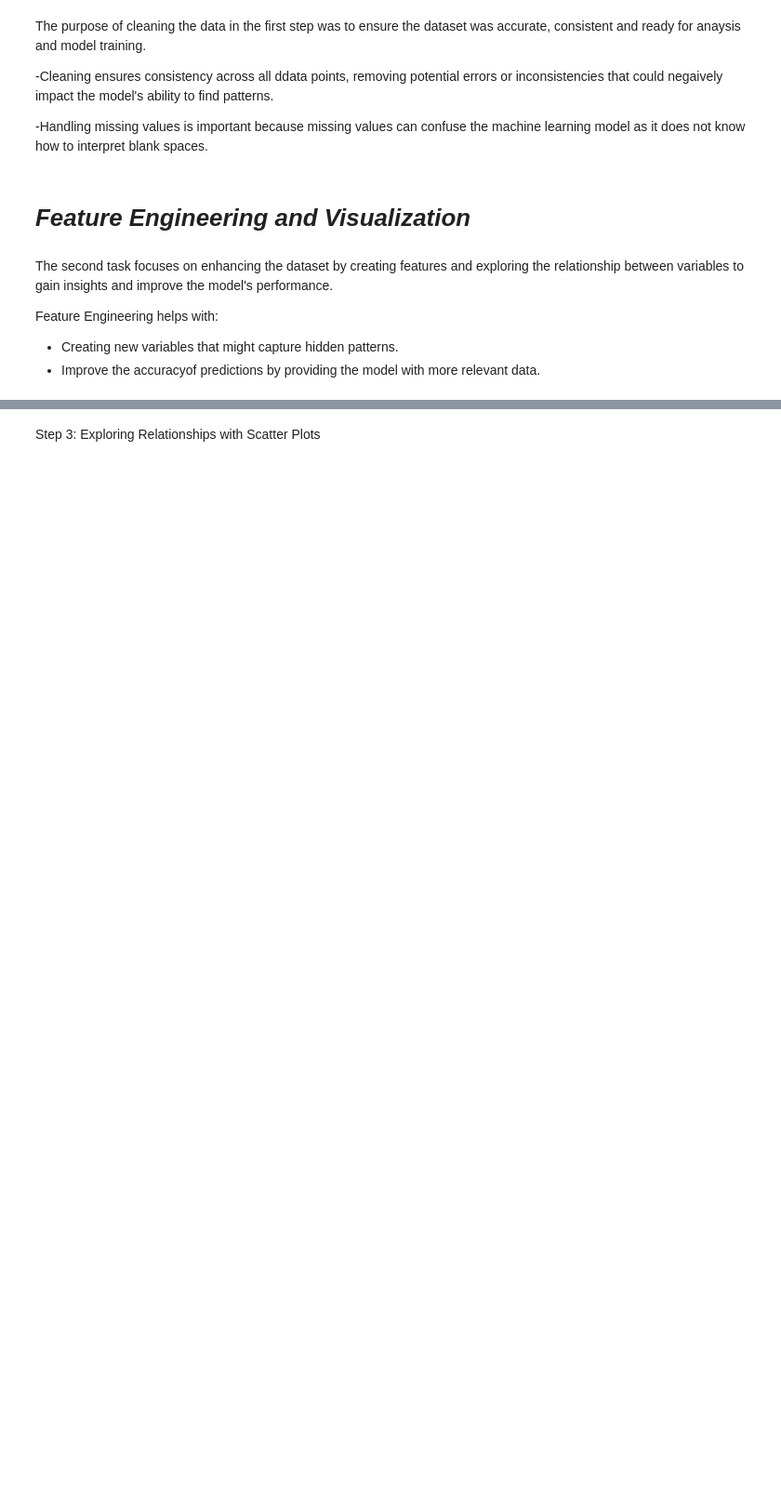
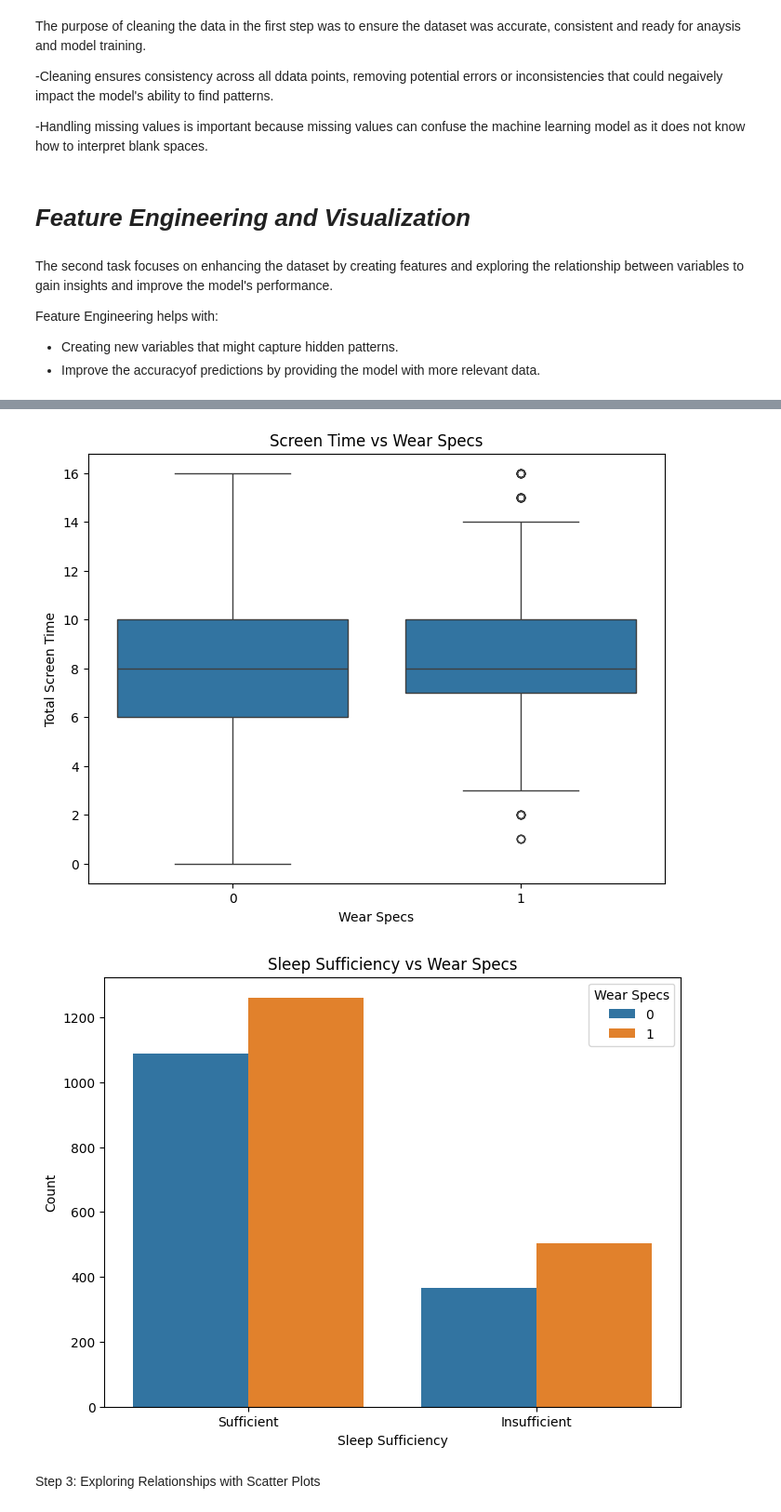
Before and after one commit to MphoPetunia/SpecsSurveyData, a Jupyter notebook: companyproject.ipynb, the cells around one changed output, grey strips where cells are left out. Shown at 93% size. Drawn from its saved outputs; the diff is of its cells as text; code cells hidden in the pictures; blank space fills up the shorter version.

```diff
--- a/companyproject.ipynb
+++ b/companyproject.ipynb
@@ -222,0 +181,19 @@ plt.show()
+# %%
+#Creating New Features
+#A few potential new features for this dataset may include;
+#1. Screen-to-sleep Ratio
+#2. Active Ratio
+#3. Sleep Sufficiency
+
+# Create Screen-to-Sleep Ratio
+data['Screen_to_Sleep_Ratio'] = data['Total Time spent working in front of screen'] / data['Sleeping hours']
+
+# Create Active Ratio
+data['Active_Ratio'] = data['Time spent playing outdoor sports'] / (data['Total Time spent working in front of screen'] + 1e-5)
+
+# Create Sleep Sufficiency (7+ hours is sufficient)
+data['Sleep_Sufficiency'] = data['Sleeping hours'].apply(lambda x: 'Sufficient' if x >= 7 else 'Insufficient')
+
+# Verify new features
+print("New Features Summary:")
+print(data[['Screen_to_Sleep_Ratio', 'Active_Ratio', 'Sleep_Sufficiency']].head())
@@ -223,2 +224,30 @@ plt.show()
+# %%
+#Exploring Relationships
+#Visualizing data helps identify patterns and relationships between variables for example:
+#1. Relationship between screen time and WearsSpecs
+#2. Impact to sleep sufficiency on Wear Specs
+
+
+import seaborn as sns
+import matplotlib.pyplot as plt
+
+# Plot the relationship between Screen Time and Glasses Usage
+plt.figure(figsize=(8, 6))
+sns.boxplot(x='Wear Specs', y='Total Time spent working in front of screen', data=data)
+plt.title("Screen Time vs Wear Specs")
+plt.xlabel("Wear Specs")
+plt.ylabel("Total Screen Time")
+plt.show()
+
+# Bar plot for Sleep Sufficiency and Glasses Usage
+plt.figure(figsize=(8, 6))
+sns.countplot(x='Sleep_Sufficiency', hue='Wear Specs', data=data)
+plt.title("Sleep Sufficiency vs Wear Specs")
+plt.xlabel("Sleep Sufficiency")
+plt.ylabel("Count")
+plt.show()
+# %% [output]
+[figure, added]
+[figure, added]
 # %% [markdown]
 Step 3: Exploring Relationships with Scatter Plots
```
Also changed, not shown: parts of 36 cells of this notebook.
